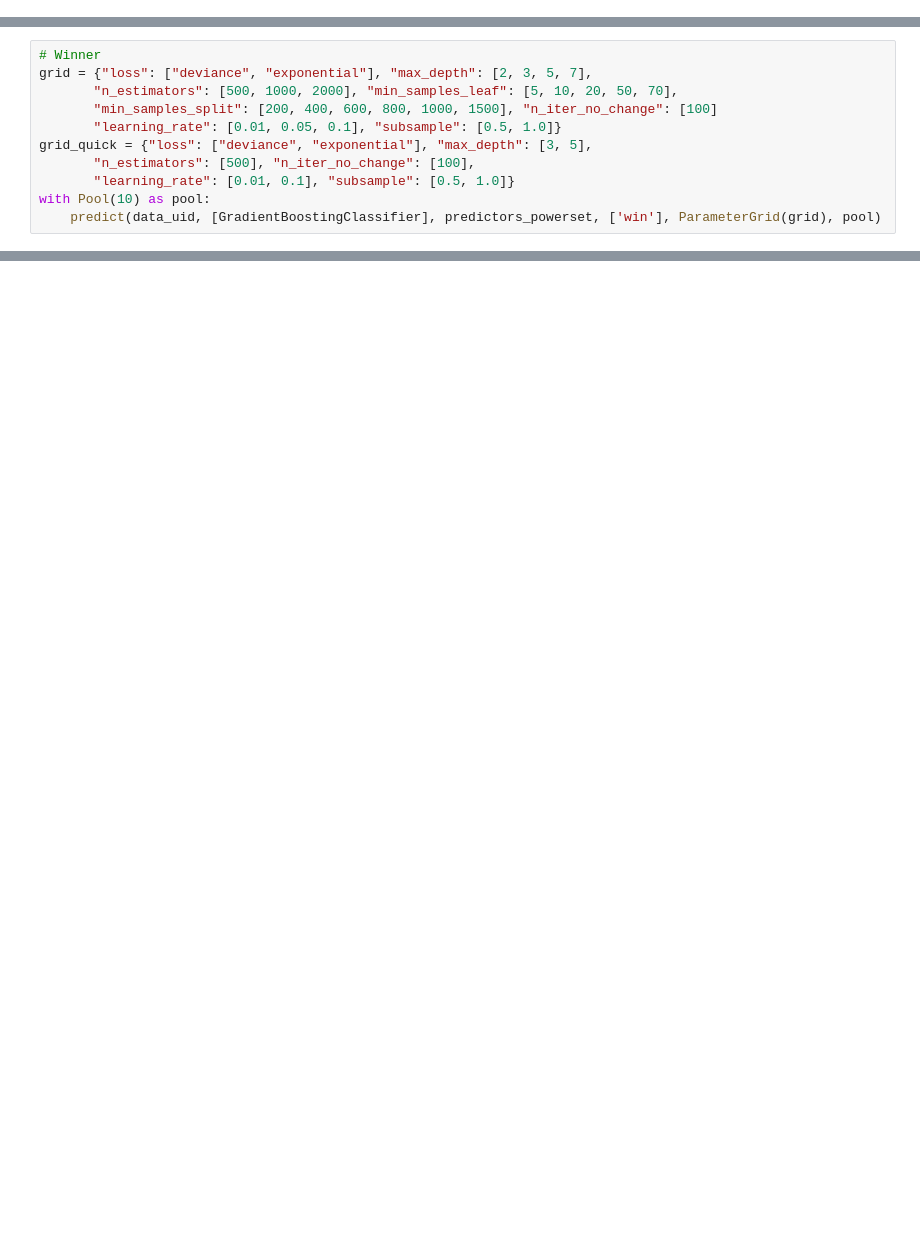
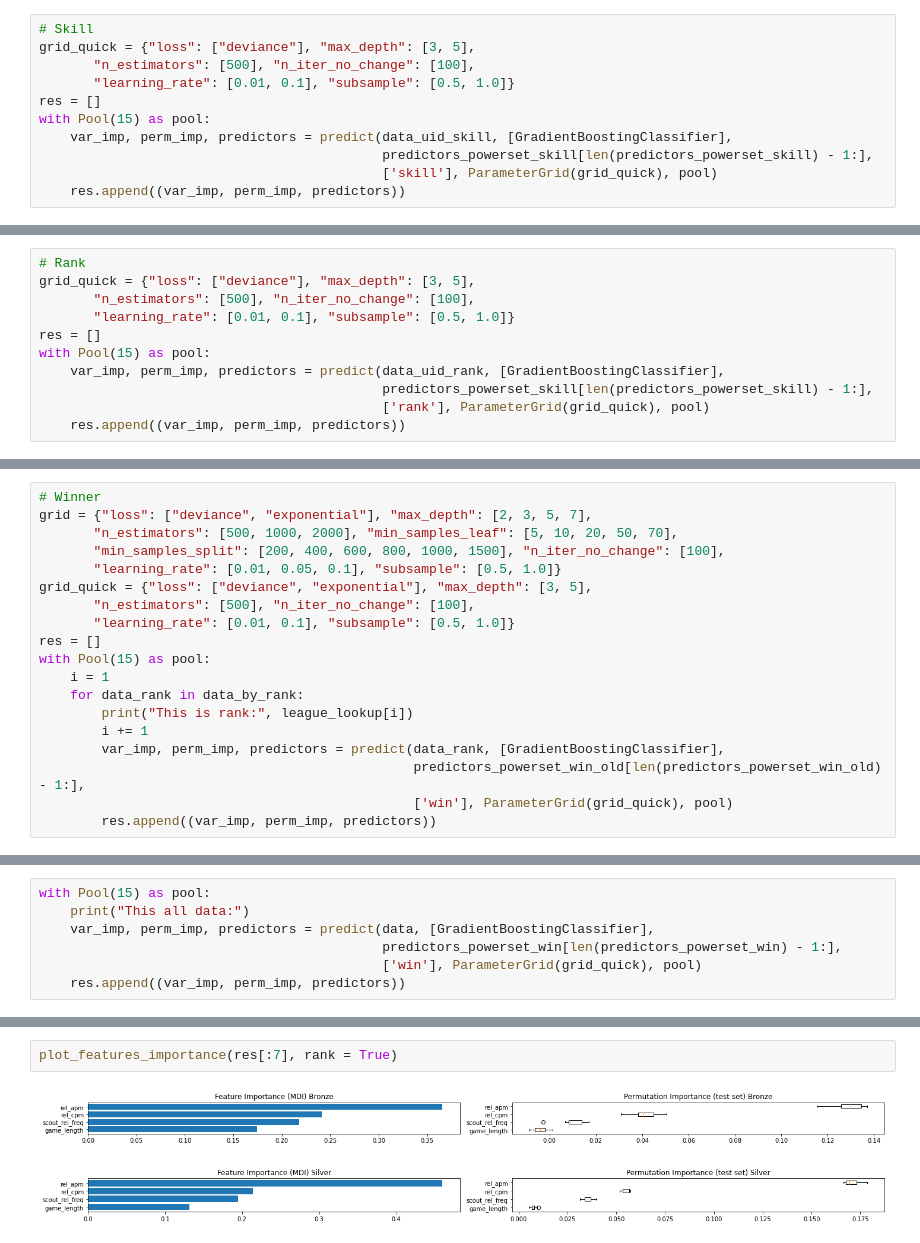
Before and after one commit to awilliambauer/pattern-analysis, a Jupyter notebook: starcraft/prediction_analysis.ipynb, the cells around one changed output, grey strips where cells are left out. Saved outputs shown, nothing was run; the diff lists cells and outputs as text; blank space fills up the shorter version.

Commit message:
prediction results + plots

```diff
--- a/starcraft/prediction_analysis.ipynb
+++ b/starcraft/prediction_analysis.ipynb
@@ -120,0 +192,11 @@ dtype: float64
+# %%
+# Skill
+grid_quick = {"loss": ["deviance"], "max_depth": [3, 5],
+       "n_estimators": [500], "n_iter_no_change": [100],
+       "learning_rate": [0.01, 0.1], "subsample": [0.5, 1.0]}
+res = []
+with Pool(15) as pool:
+    var_imp, perm_imp, predictors = predict(data_uid_skill, [GradientBoostingClassifier],
+                                            predictors_powerset_skill[len(predictors_powerset_skill) - 1:],
+                                            ['skill'], ParameterGrid(grid_quick), pool)
+    res.append((var_imp, perm_imp, predictors))
@@ -120,0 +207,11 @@ dtype: float64
+# %%
+# Rank
+grid_quick = {"loss": ["deviance"], "max_depth": [3, 5],
+       "n_estimators": [500], "n_iter_no_change": [100],
+       "learning_rate": [0.01, 0.1], "subsample": [0.5, 1.0]}
+res = []
+with Pool(15) as pool:
+    var_imp, perm_imp, predictors = predict(data_uid_rank, [GradientBoostingClassifier],
+                                            predictors_powerset_skill[len(predictors_powerset_skill) - 1:],
+                                            ['rank'], ParameterGrid(grid_quick), pool)
+    res.append((var_imp, perm_imp, predictors))
@@ -122,11 +223,19 @@ dtype: float64
 # Winner
 grid = {"loss": ["deviance", "exponential"], "max_depth": [2, 3, 5, 7],
        "n_estimators": [500, 1000, 2000], "min_samples_leaf": [5, 10, 20, 50, 70],
-       "min_samples_split": [200, 400, 600, 800, 1000, 1500], "n_iter_no_change": [100]
+       "min_samples_split": [200, 400, 600, 800, 1000, 1500], "n_iter_no_change": [100],
        "learning_rate": [0.01, 0.05, 0.1], "subsample": [0.5, 1.0]}
 grid_quick = {"loss": ["deviance", "exponential"], "max_depth": [3, 5],
        "n_estimators": [500], "n_iter_no_change": [100],
        "learning_rate": [0.01, 0.1], "subsample": [0.5, 1.0]}
-with Pool(10) as pool:
-    predict(data_uid, [GradientBoostingClassifier], predictors_powerset, ['win'], ParameterGrid(grid), pool)
+res = []
+with Pool(15) as pool:
+    i = 1
+    for data_rank in data_by_rank:
+        print("This is rank:", league_lookup[i])
+        i += 1
+        var_imp, perm_imp, predictors = predict(data_rank, [GradientBoostingClassifier],
+                                                predictors_powerset_win_old[len(predictors_powerset_win_old) - 1:],
+                                                ['win'], ParameterGrid(grid_quick), pool)
+        res.append((var_imp, perm_imp, predictors))
 # %% [output]
@@ -160,0 +259,7 @@ clf.score(X, y)
+# %%
+with Pool(15) as pool:
+    print("This all data:")
+    var_imp, perm_imp, predictors = predict(data, [GradientBoostingClassifier],
+                                            predictors_powerset_win[len(predictors_powerset_win) - 1:],
+                                            ['win'], ParameterGrid(grid_quick), pool)
+    res.append((var_imp, perm_imp, predictors))
@@ -160,0 +271,5 @@ clf.score(X, y)
+# %%
+plot_features_importance(res[:7], rank = True)
+# %% [output]
+[figure, added]
+[figure, added]
```
Also changed, not shown: parts of 20 cells of this notebook, 6 other files.
